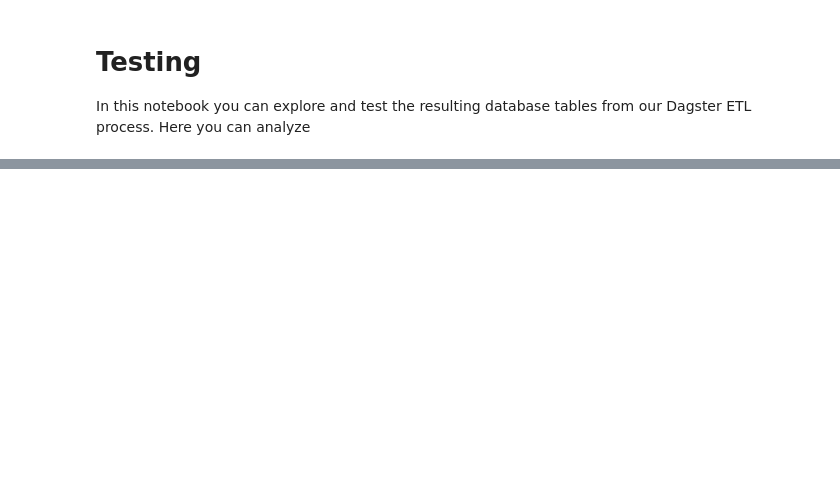
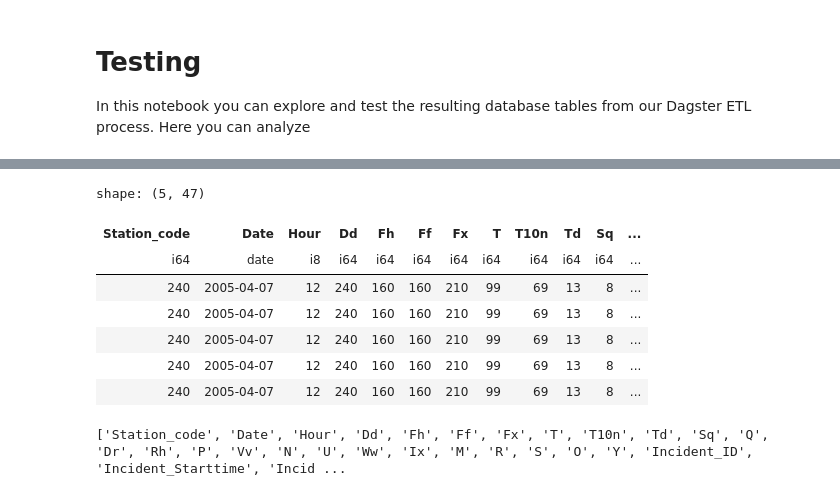
Before and after one commit to melchiorhering/DSP-Storm-Damage-on-Urban-Areas, a Jupyter notebook: src/notebooks/workbook.ipynb, the cells around one changed output, grey strips where cells are left out. Cells and saved outputs as stored; diff of their text form; code cells hidden in the pictures; blank space fills up the shorter version.

```diff
--- a/src/notebooks/workbook.ipynb
+++ b/src/notebooks/workbook.ipynb
@@ -51,5 +59,12 @@ cleaned_knmi_weather_data = conn.execute(
 ).pl()
 
 
+incident_deployments_vehicles_weather = conn.execute(
+    """
+    SELECT * FROM joined.incident_deployments_vehicles_weather
+    """
+).pl()
+
+
 # Close the database connection
 conn.close()
@@ -67,0 +82,17 @@ shape: (5, 25)
+# %%
+# Select all rows where Incidents happened (by filtering on Incident_ID != null)
+selected_df = incident_deployments_vehicles_weather.filter(
+    pl.col("Incident_ID").is_not_null()
+)
+display(selected_df.head())
+print(selected_df.columns)
+# %% [output]
+shape: (5, 47)
+| Station_code | Date | Hour | Dd | Fh | Ff | Fx | T | T10n | Td | Sq | ... |
+| i64 | date | i8 | i64 | i64 | i64 | i64 | i64 | i64 | i64 | i64 | ... |
+| 240 | 2005-04-07 | 12 | 240 | 160 | 160 | 210 | 99 | 69 | 13 | 8 | ... |
+| 240 | 2005-04-07 | 12 | 240 | 160 | 160 | 210 | 99 | 69 | 13 | 8 | ... |
+| 240 | 2005-04-07 | 12 | 240 | 160 | 160 | 210 | 99 | 69 | 13 | 8 | ... |
+| 240 | 2005-04-07 | 12 | 240 | 160 | 160 | 210 | 99 | 69 | 13 | 8 | ... |
+| 240 | 2005-04-07 | 12 | 240 | 160 | 160 | 210 | 99 | 69 | 13 | 8 | ... |
+['Station_code', 'Date', 'Hour', 'Dd', 'Fh', 'Ff', 'Fx', 'T', 'T10n', 'Td', 'Sq', 'Q', 'Dr', 'Rh', 'P', 'Vv', 'N', 'U', 'Ww', 'Ix', 'M', 'R', 'S', 'O', 'Y', 'Incident_ID', 'Incident_Starttime', 'Incid ...
```
Also changed, not shown: parts of 7 cells of this notebook, 2 other files.
